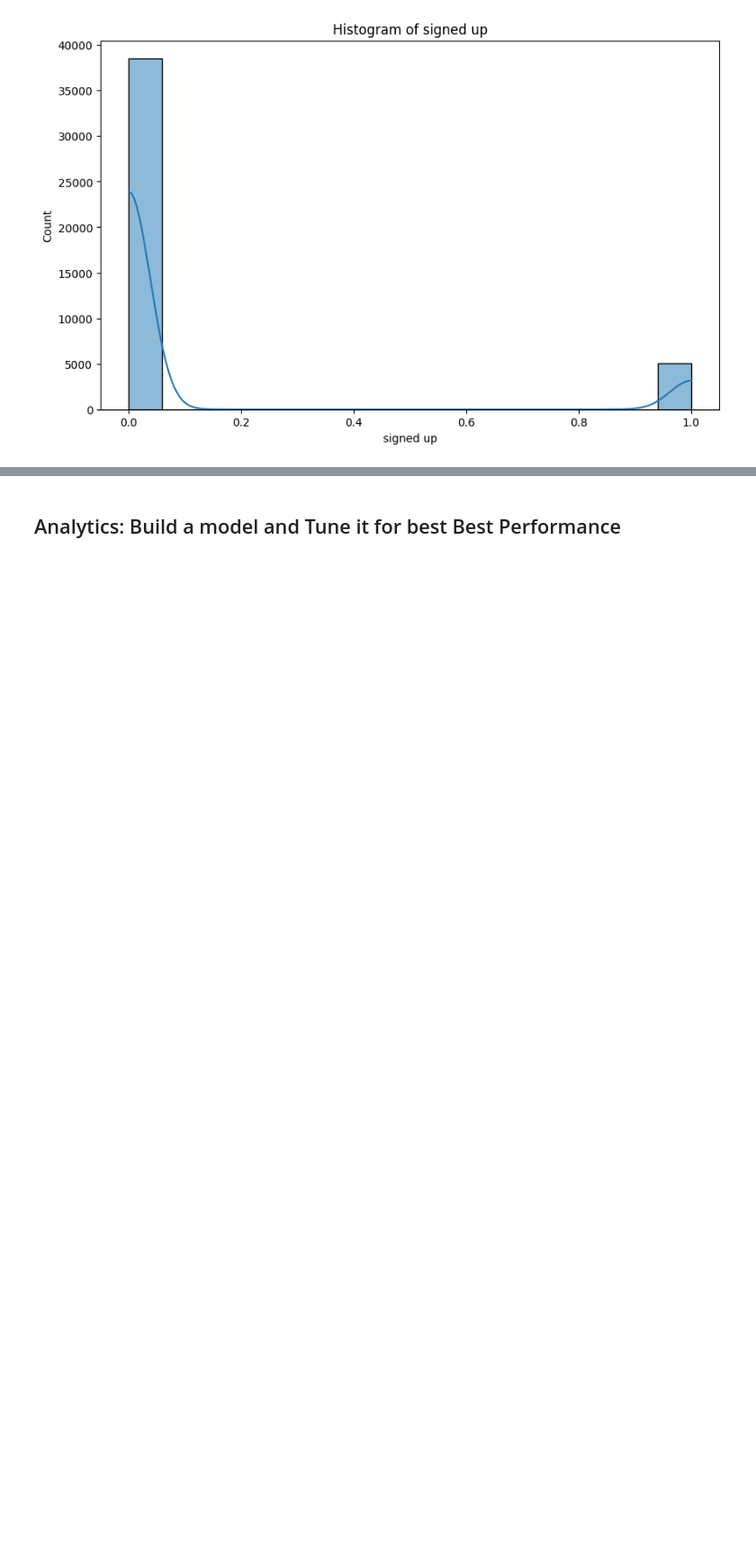
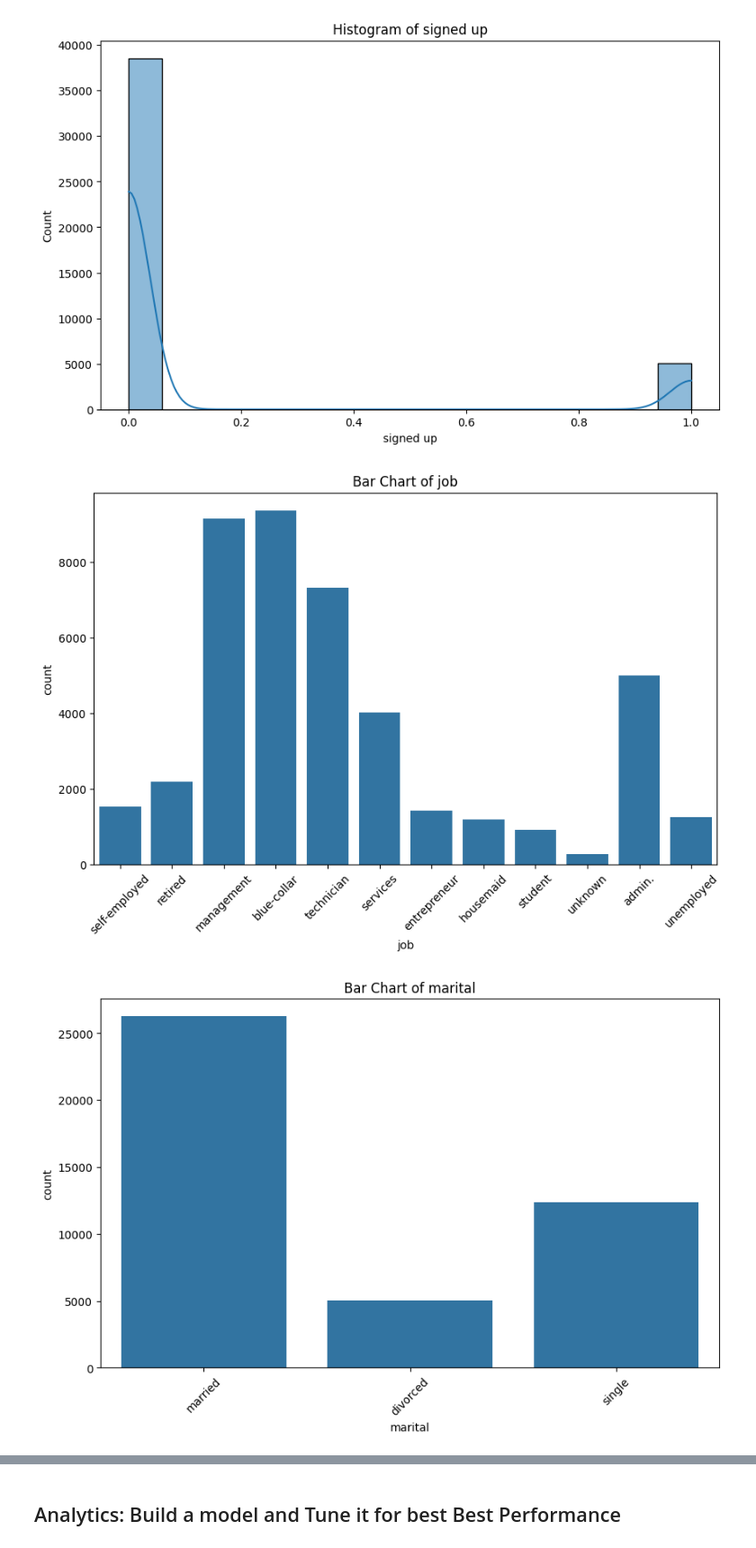
Before and after one commit to Honor06/ds1001_final_HH, a Jupyter notebook: ds1001_final/notebooks/Final_Project_Notebook.ipynb, the cells around one changed output, grey strips where cells are left out. Shown: that part at 90% size. Saved outputs shown, nothing was run; the diff lists cells and outputs as text; code cells hidden in the pictures; blank space fills up the shorter version.

```diff
--- a/ds1001_final/notebooks/Final_Project_Notebook.ipynb
+++ b/ds1001_final/notebooks/Final_Project_Notebook.ipynb
@@ -126,10 +126,13 @@ for col in numeric_columns:
 [figure]
 # %%
 # Bar charts for categorical variables
-categorical_columns = "xx".select_dtypes(include=['object', 'category']).columns
+categorical_columns = dataset.select_dtypes(include=['object', 'category']).columns
 for col in categorical_columns:
     plt.figure(figsize=(10, 6))
-    sns.countplot(x="xx"[col])
+    sns.countplot(x=dataset[col])
     plt.title(f'Bar Chart of {col}')
     plt.xticks(rotation=45)
     plt.show()
+# %% [output]
+[figure, added]
+[figure, added]
```
Also changed, not shown: parts of 27 cells of this notebook.
